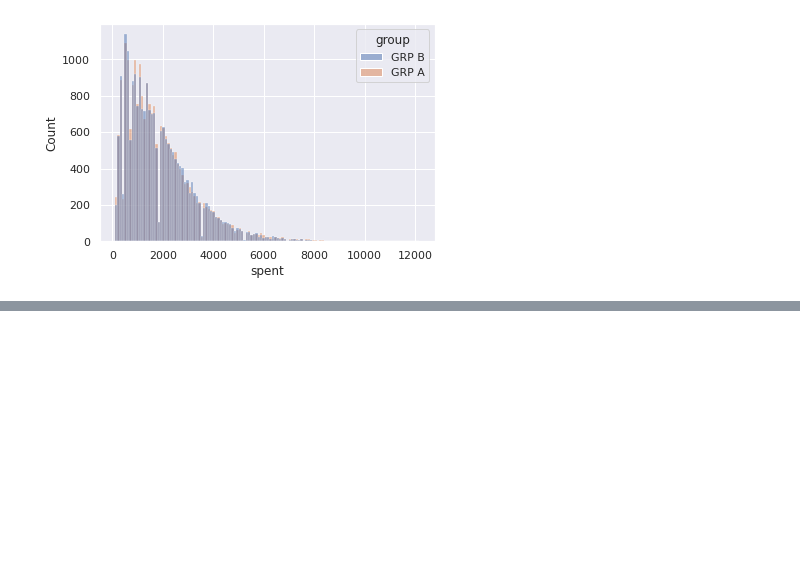
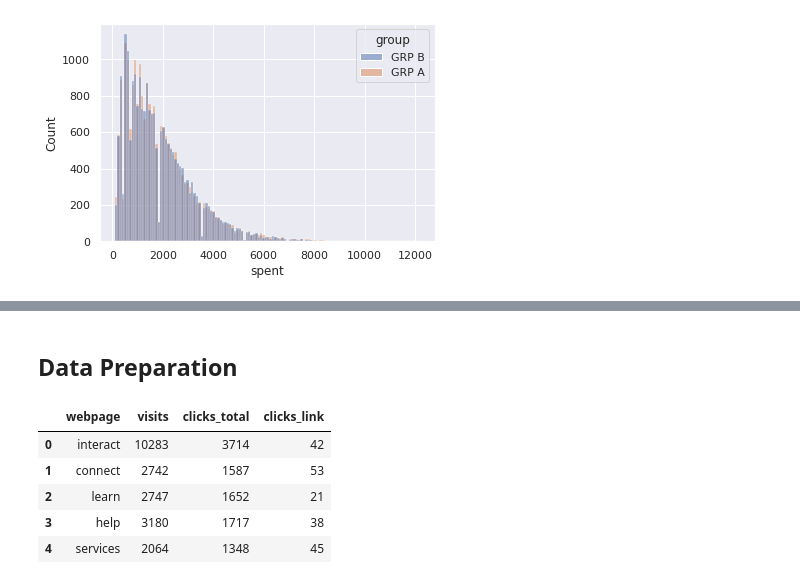
Before and after one commit to brenosakaguti/ab-testing-study, a Jupyter notebook: ab-testing.ipynb, the cells around one changed output, grey strips where cells are left out. Saved outputs shown, nothing was run; the diff lists cells and outputs as text; code cells hidden in the pictures; blank space fills up the shorter version.

```diff
--- a/ab-testing.ipynb
+++ b/ab-testing.ipynb
@@ -198,0 +205,12 @@ sns.histplot(data=df3, x="spent", hue="group")
+# %% [markdown]
+## Data Preparation
+# %%
+df4 = pd.read_csv("data/msu_compiled_data.csv")
+df4
+# %% [output]
+|  | webpage | visits | clicks_total | clicks_link |
+| 0 | interact | 10283 | 3714 | 42 |
+| 1 | connect | 2742 | 1587 | 53 |
+| 2 | learn | 2747 | 1652 | 21 |
+| 3 | help | 3180 | 1717 | 38 |
+| 4 | services | 2064 | 1348 | 45 |
```
Also changed, not shown: parts of 4 cells of this notebook.
